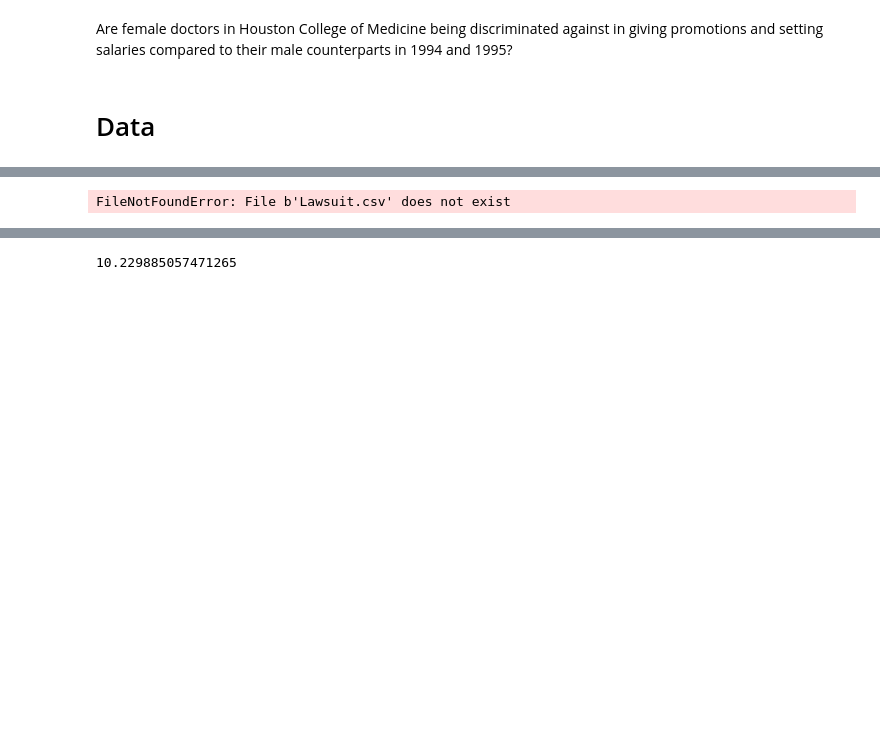
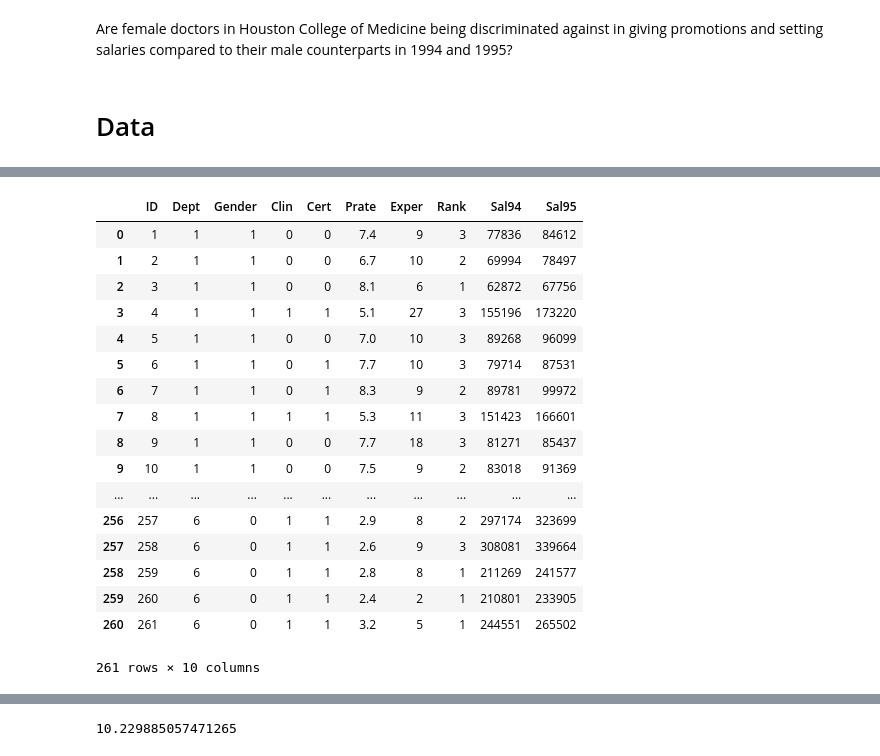
Before and after one commit to mertsami/aea-assign-final, a Jupyter notebook: AEA final assignment .ipynb, the cells around one changed output, grey strips where cells are left out. Saved outputs shown, nothing was run; the diff lists cells and outputs as text; code cells hidden in the pictures; blank space fills up the shorter version.

```diff
--- a/AEA final assignment .ipynb
+++ b/AEA final assignment .ipynb
@@ -42,7 +30,8 @@ SyntaxError: invalid syntax (<ipython-input-70-c83ab564e089>, line 5)
 # %%
+import math
+import numpy as np
 import pandas as pd
-df_lawsuit = pd.read_csv('Lawsuit.csv')
+from scipy import arange, optimize
+from scipy.stats import wilcoxon, mannwhitneyu
 import matplotlib.pyplot as plt
 %matplotlib inline
-# %% [output]
-FileNotFoundError: File b'Lawsuit.csv' does not exist
@@ -310,0 +38,22 @@ id261 = [6, 0, 1, 1, 3.2, 5, 1, 244551, 265502]
+# %%
+df_lawsuit = pd.read_csv('Lawsuit.csv')
+df_lawsuit
+# %% [output]
+|  | ID | Dept | Gender | Clin | Cert | Prate | Exper | Rank | Sal94 | Sal95 |
+| 0 | 1 | 1 | 1 | 0 | 0 | 7.4 | 9 | 3 | 77836 | 84612 |
+| 1 | 2 | 1 | 1 | 0 | 0 | 6.7 | 10 | 2 | 69994 | 78497 |
+| 2 | 3 | 1 | 1 | 0 | 0 | 8.1 | 6 | 1 | 62872 | 67756 |
+| 3 | 4 | 1 | 1 | 1 | 1 | 5.1 | 27 | 3 | 155196 | 173220 |
+| 4 | 5 | 1 | 1 | 0 | 0 | 7.0 | 10 | 3 | 89268 | 96099 |
+| 5 | 6 | 1 | 1 | 0 | 1 | 7.7 | 10 | 3 | 79714 | 87531 |
+| 6 | 7 | 1 | 1 | 0 | 1 | 8.3 | 9 | 2 | 89781 | 99972 |
+| 7 | 8 | 1 | 1 | 1 | 1 | 5.3 | 11 | 3 | 151423 | 166601 |
+| 8 | 9 | 1 | 1 | 0 | 0 | 7.7 | 18 | 3 | 81271 | 85437 |
+| 9 | 10 | 1 | 1 | 0 | 0 | 7.5 | 9 | 2 | 83018 | 91369 |
+| ... | ... | ... | ... | ... | ... | ... | ... | ... | ... | ... |
+| 256 | 257 | 6 | 0 | 1 | 1 | 2.9 | 8 | 2 | 297174 | 323699 |
+| 257 | 258 | 6 | 0 | 1 | 1 | 2.6 | 9 | 3 | 308081 | 339664 |
+| 258 | 259 | 6 | 0 | 1 | 1 | 2.8 | 8 | 1 | 211269 | 241577 |
+| 259 | 260 | 6 | 0 | 1 | 1 | 2.4 | 2 | 1 | 210801 | 233905 |
+| 260 | 261 | 6 | 0 | 1 | 1 | 3.2 | 5 | 1 | 244551 | 265502 |
+261 rows × 10 columns
```
Also changed, not shown: parts of 23 cells of this notebook.
